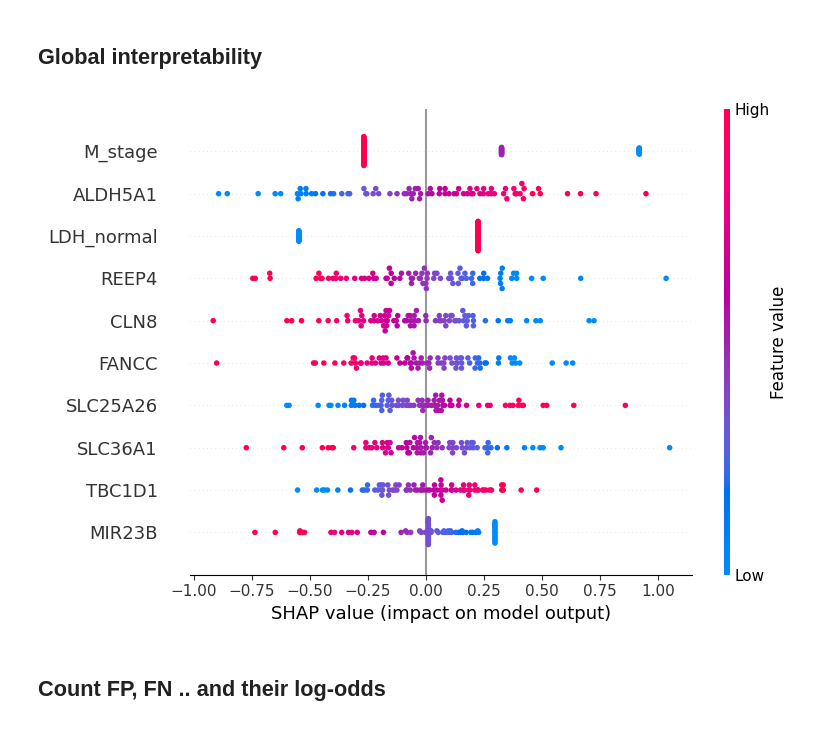
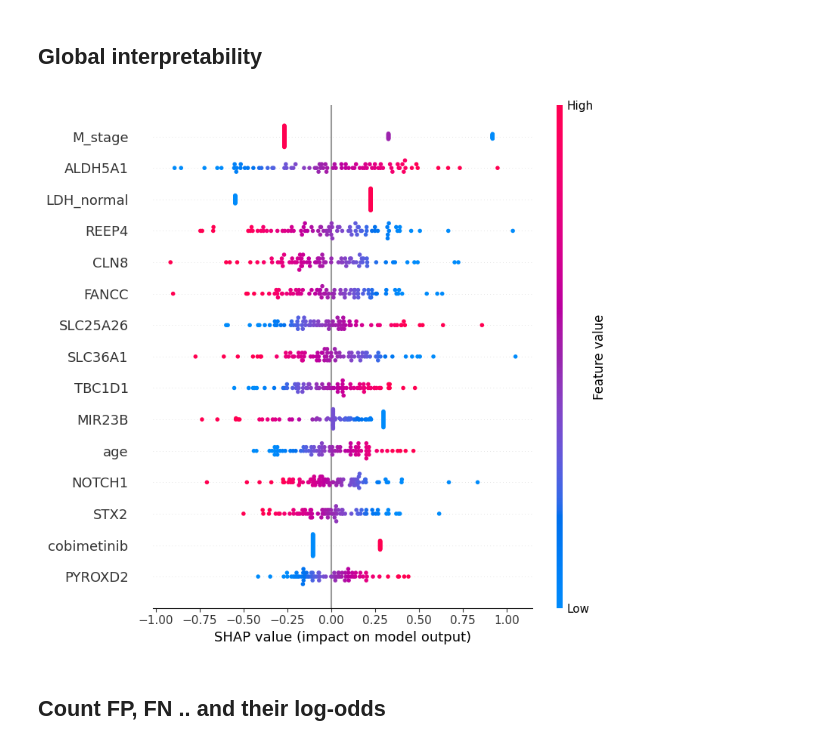
Before and after one commit to dinhhb/modeling_gene_expression, a Jupyter notebook: explanation/5_shap_lr.ipynb, the cells around one changed output. Cells and saved outputs as stored; diff of their text form; code cells hidden in the pictures.

```diff
--- a/explanation/5_shap_lr.ipynb
+++ b/explanation/5_shap_lr.ipynb
@@ -149,9 +149,9 @@ plot_shap_reduction(sv_2d, y_arr, method_name="UMAP")
 # %% [markdown]
 ## Global interpretability
 # %%
-shap.summary_plot(shap_values, x_scaled, feature_names=feature_names, max_display=10)
+shap.summary_plot(shap_values, x_scaled, feature_names=feature_names, max_display=15)
 # %% [output]
-[figure, old version]
+[figure, new version]
 # %%
 # for cls, label in [(0, "Short resp"), (1, "Long resp")]:
 #     mask = y_pred == cls
```
Also changed, not shown: parts of 1 cell of this notebook, 8 other files.
